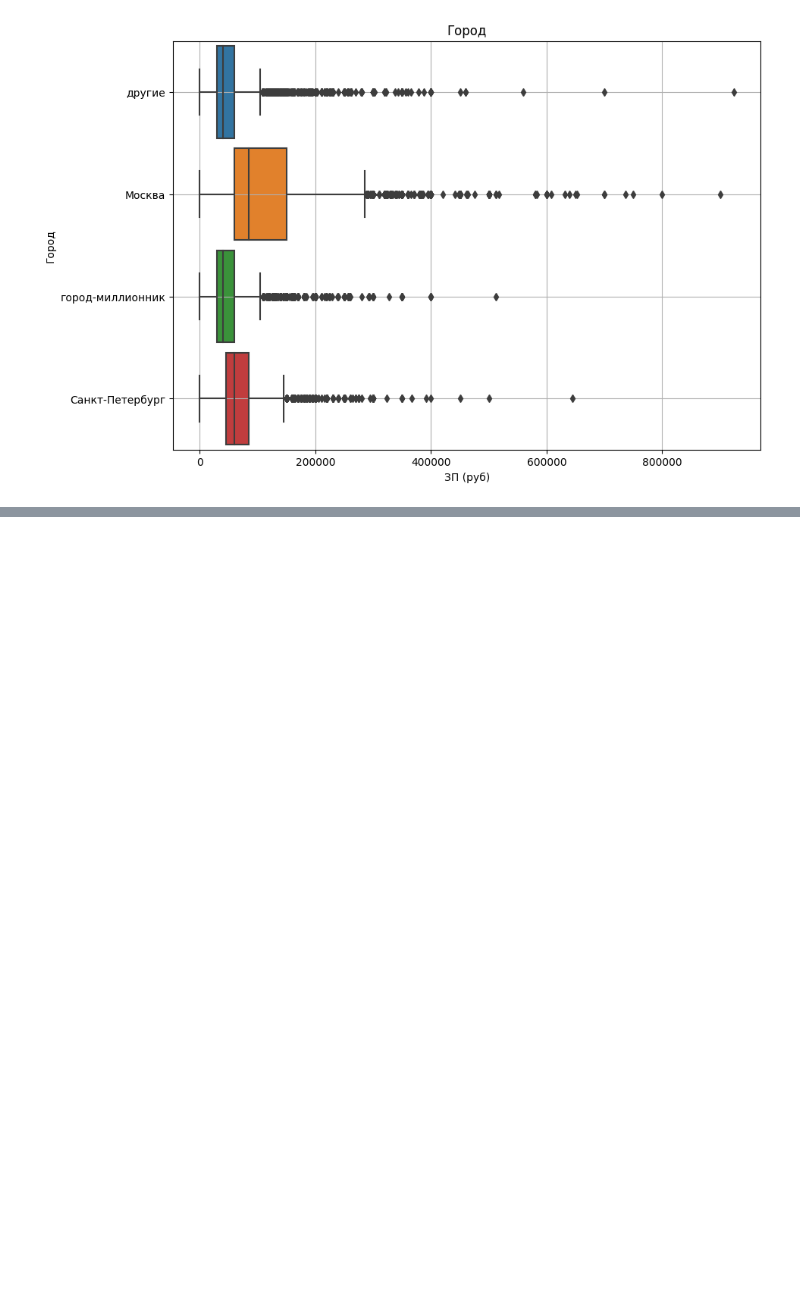
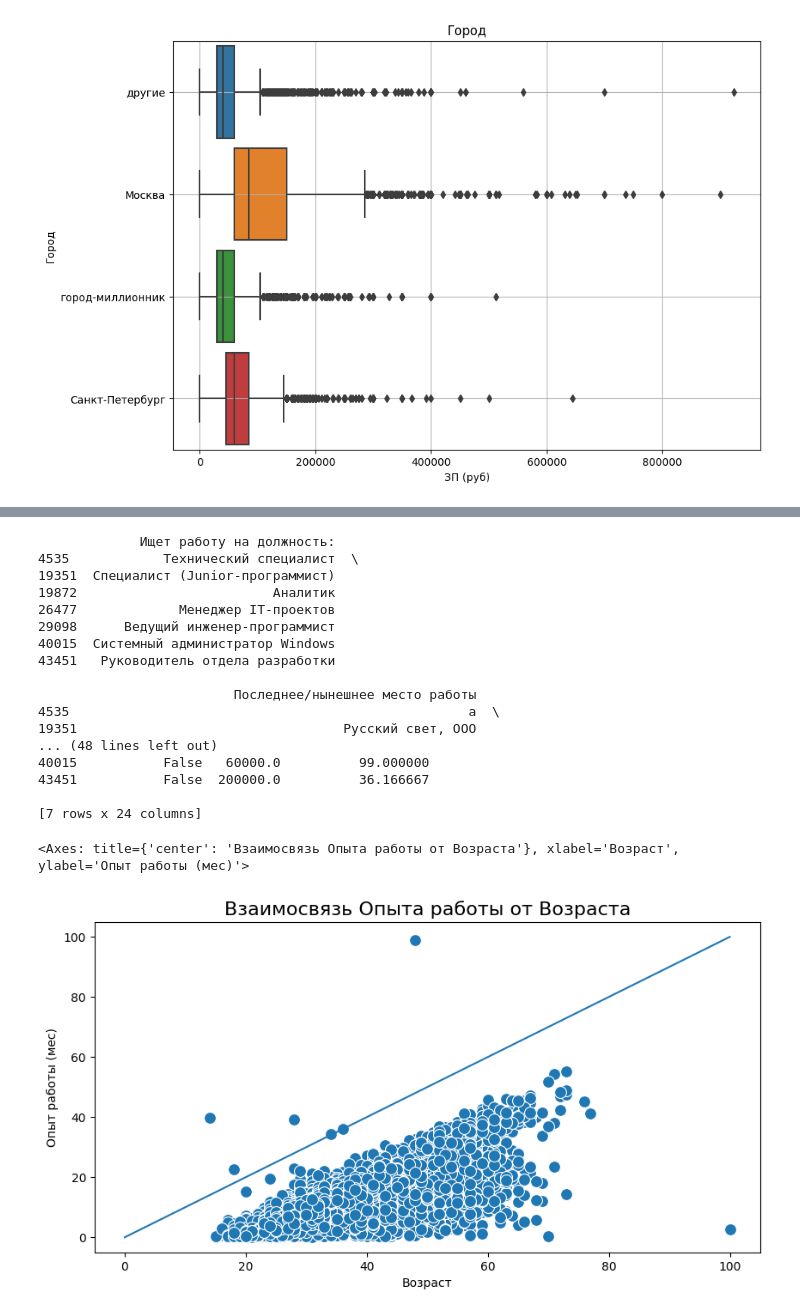
Before and after one commit to vasiloyk/hh, a Jupyter notebook: data_hh_analysis/data_hh_analysis.ipynb, the cells around one changed output, grey strips where cells are left out. Saved outputs shown, nothing was run; the diff lists cells and outputs as text; code cells hidden in the pictures; blank space fills up the shorter version.

```diff
--- a/data_hh_analysis/data_hh_analysis.ipynb
+++ b/data_hh_analysis/data_hh_analysis.ipynb
@@ -332,0 +364,43 @@ Name: ЗП (руб), dtype: float64
+# %%
+hh_buf = hh_db.copy()
+hh_buf['Опыт работы (лет)'] = hh_buf['Опыт работы (месяц)']/12
+
+print(hh_buf[hh_buf['Опыт работы (лет)']>(hh_buf['Возраст'])])
+
+fig = plt.figure(figsize=(10, 5))
+
+scatterplot = sns.scatterplot(
+    data=hh_buf,
+    x='Возраст',
+    y='Опыт работы (лет)',
+    #hue='species',
+    s=100,
+    #size='sex',
+    sizes=(50, 300)
+
+)
+scatterplot.set_title('Взаимосвязь Опыта работы от Возраста', fontsize=16)
+scatterplot.set_xlabel('Возраст')
+scatterplot.set_ylabel('Опыт работы (мес)')
+
+sns.lineplot(x=[0, 100], y=[0, 100])
+# %% [output]
+             Ищет работу на должность:
+4535            Технический специалист  \
+19351  Специалист (Junior-программист)
+19872                         Аналитик
+26477             Менеджер IT-проектов
+29098      Ведущий инженер-программист
+40015  Системный администратор Windows
+43451   Руководитель отдела разработки
+
+                         Последнее/нынешнее место работы
+4535                                                   а  \
+19351                                  Русский свет, ООО
+... (48 lines left out)
+40015           False   60000.0          99.000000
+43451           False  200000.0          36.166667
+
+[7 rows x 24 columns]
+<Axes: title={'center': 'Взаимосвязь Опыта работы от Возраста'}, xlabel='Возраст', ylabel='Опыт работы (мес)'>
+[figure, added]
```
Also changed, not shown: parts of 2 cells of this notebook.
